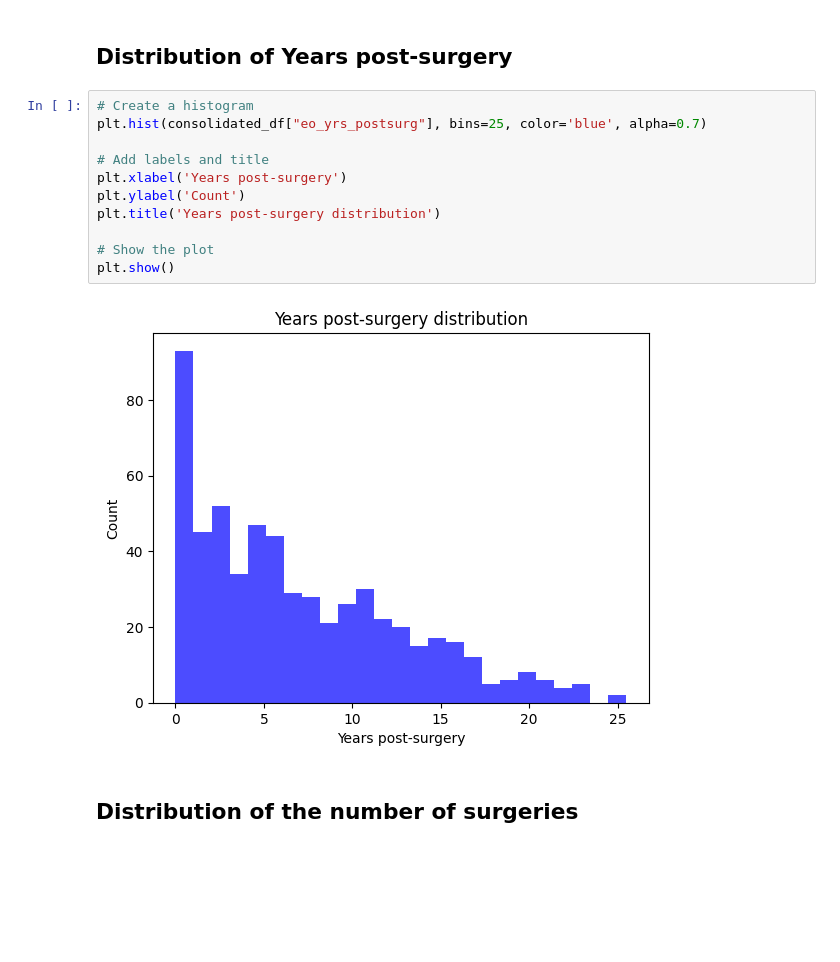
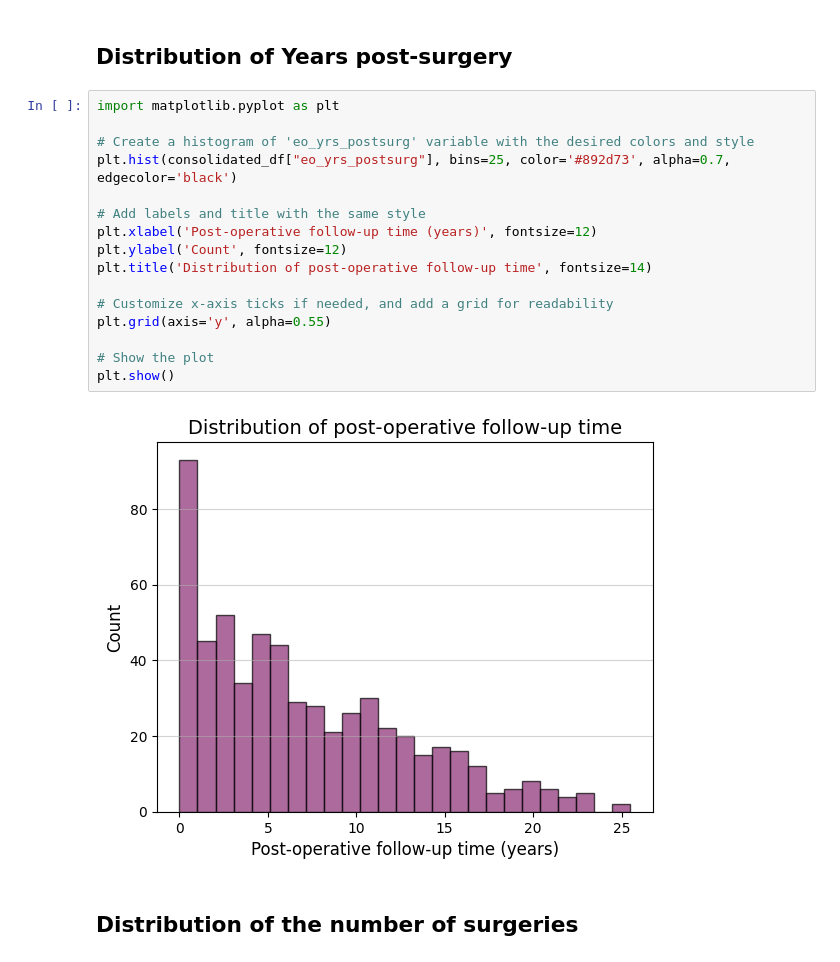
Before and after one commit to AmauryPelzer/Engel-outcome-prediction, a Jupyter notebook: notebooks/1. exploratory/exploratory.ipynb, the cells around one changed output. Saved outputs shown, nothing was run; the diff lists cells and outputs as text; blank space fills up the shorter version.

Commit message:
Changed plot theme

```diff
--- a/notebooks/1. exploratory/exploratory.ipynb
+++ b/notebooks/1. exploratory/exploratory.ipynb
@@ -385,18 +385,23 @@ Length: 4678, dtype: int64
 # %% [markdown]
 ## Distribution of Years post-surgery
 # %%
-# Create a histogram
-plt.hist(consolidated_df["eo_yrs_postsurg"], bins=25, color='blue', alpha=0.7)
+import matplotlib.pyplot as plt
 
-# Add labels and title
-plt.xlabel('Years post-surgery')
-plt.ylabel('Count')
-plt.title('Years post-surgery distribution')
+# Create a histogram of 'eo_yrs_postsurg' variable with the desired colors and style
+plt.hist(consolidated_df["eo_yrs_postsurg"], bins=25, color='#892d73', alpha=0.7, edgecolor='black')
+
+# Add labels and title with the same style
+plt.xlabel('Post-operative follow-up time (years)', fontsize=12)
+plt.ylabel('Count', fontsize=12)
+plt.title('Distribution of post-operative follow-up time', fontsize=14)
+
+# Customize x-axis ticks if needed, and add a grid for readability
+plt.grid(axis='y', alpha=0.55)
 
 # Show the plot
 plt.show()
 # %% [output]
-[figure, old version]
+[figure, new version]
 # %% [markdown]
 ## Distribution of the number of surgeries
 # %%
```
Also changed, not shown: parts of 4 cells of this notebook.
